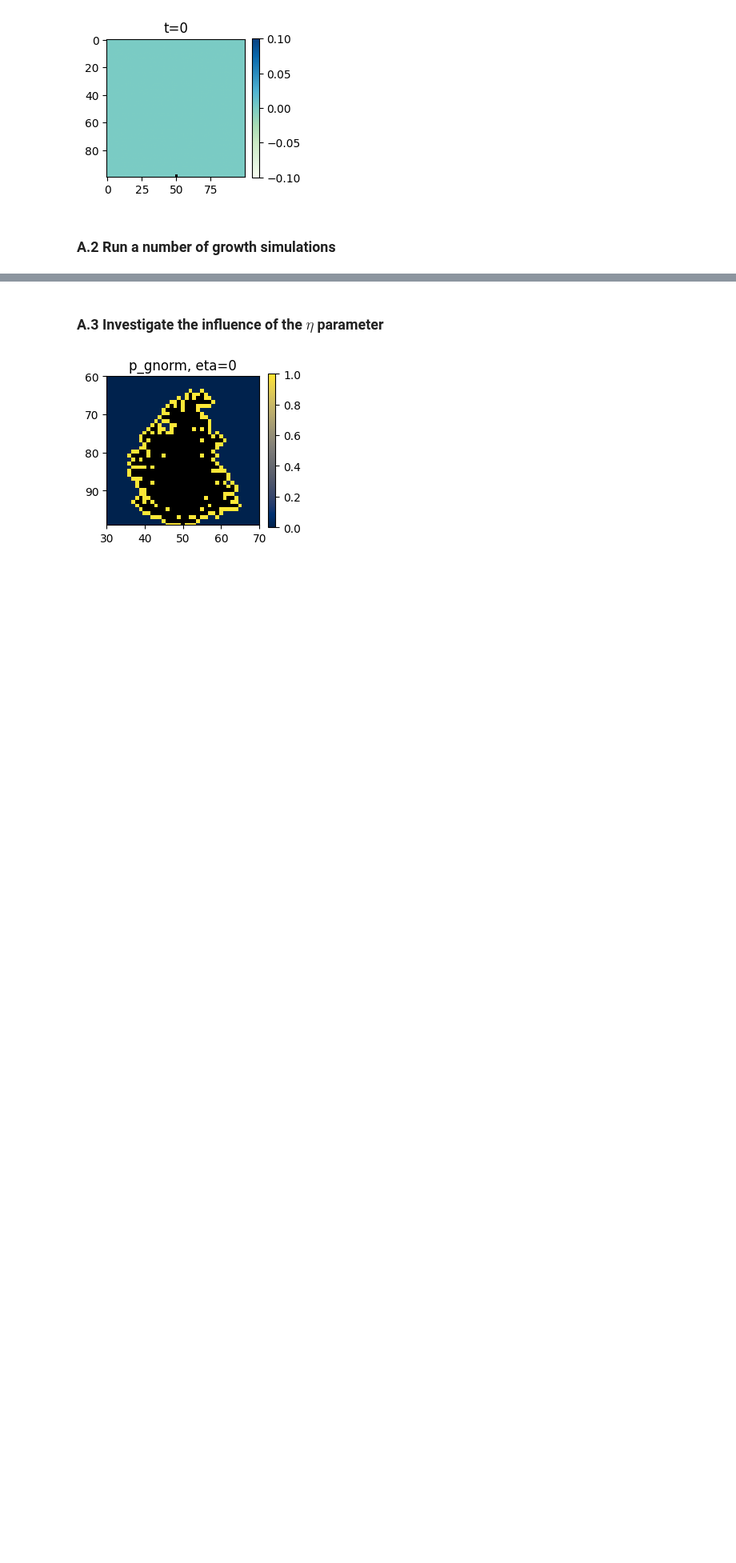
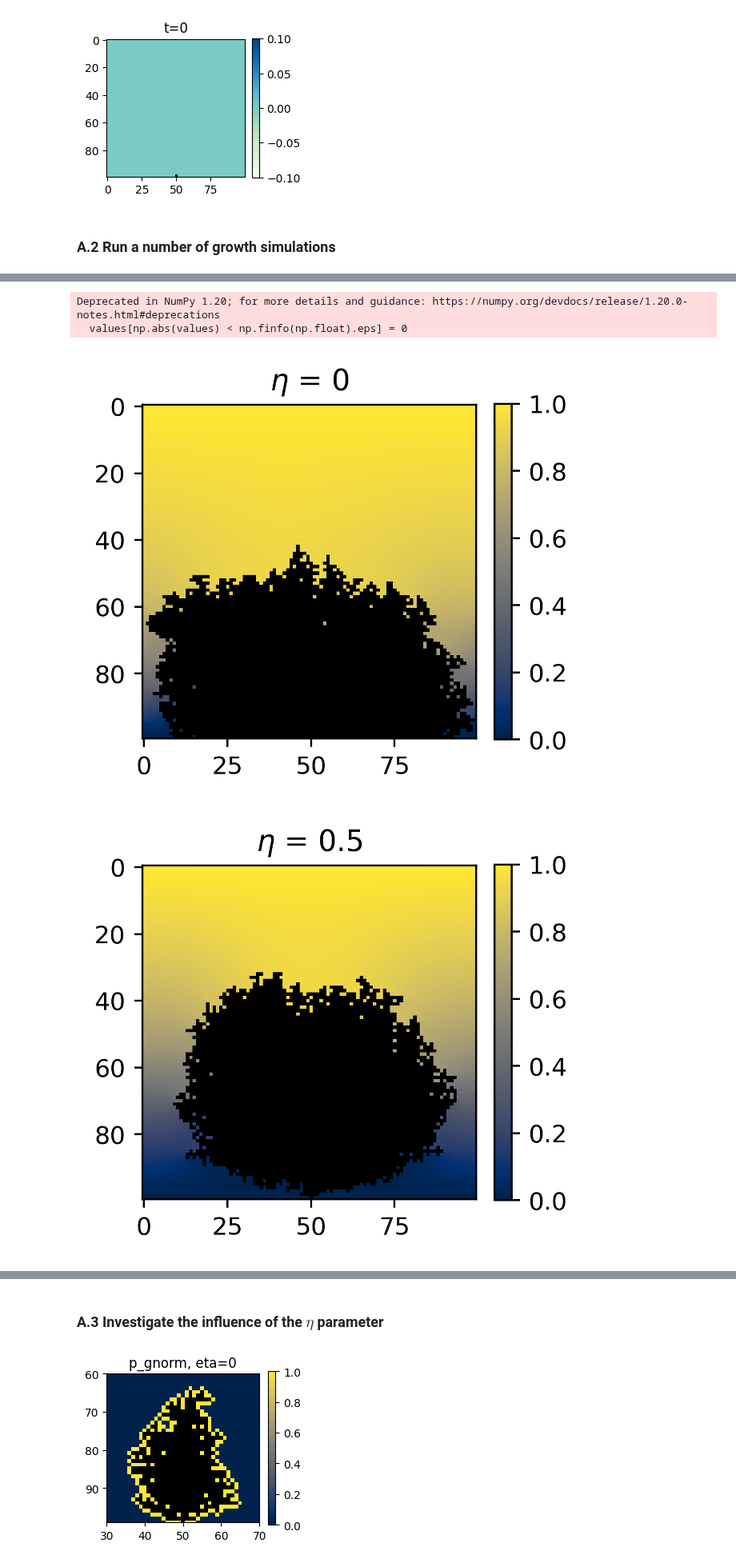
Before and after one commit to NitaiNijholt/ScientificComputing, a Jupyter notebook: assignment2_Nitai.ipynb, the cells around one changed output, grey strips where cells are left out. Shown at 80% size. Cells and saved outputs as stored; diff of their text form; code cells hidden in the pictures; blank space fills up the shorter version.

Commit message:
Part 2 RW connect domain, speed up code

```diff
--- a/assignment2_Nitai.ipynb
+++ b/assignment2_Nitai.ipynb
@@ -188,8 +181,8 @@ def update(cluster,concentrations,stop_thresold,N,ETA):
 # %%
 # Repeat from 1 for a large number of growh_steps
 N = 100
-ETA = 10
-STEPS = int((80/100)*N**2)
+ETA = 0.8
+STEPS = int((50/100)*N**2)
 CONCENTRATION_SOLVING_THRESHOLD = 0.001
 SAVE_CLUSTER_EVOLUTION = True
 w = 2/(1 + np.sin(np.pi * (1/(N + 1)) ))
@@ -328,0 +318,60 @@ ETAS = [0,0.5,1,2,3,5,10,20,50,100]
+# %%
+# TODO
+ETAS = [0,0.5,1,2,3,5,10,20,50,100]
+N = 100
+
+STEPS = int((40/100)*N**2)
+print(N**2,STEPS)
+
+CONCENTRATION_SOLVING_THRESHOLD = 0.001
+SAVE_CLUSTER_EVOLUTION = True
+w = 2/(1 + np.sin(np.pi * (1/(N + 1)) ))
+
+
+for ETA in ETAS:
+    total_clusters = np.zeros((N,N,STEPS))
+    total_concentrations = np.zeros((N,N,STEPS))
+    total_probability_growth = np.zeros((N,N,STEPS))
+
+    # Main simulation loop
+    cluster = np.zeros((N,N))
+    cluster[N-1,int(N/2)] = 1
+    total_clusters[:,:,0] = cluster
+
+    concentrations = np.zeros((N,N))
+
+    for i in range(N):
+        concentrations[i,:] = 1 - i/(N-1)
+
+
+    for step in tqdm(range(STEPS-1)):
+        cluster,concentrations,probability_growth = update(cluster,concentrations,CONCENTRATION_SOLVING_THRESHOLD,N,ETA)
+
+        total_clusters[:,:,step+1] = cluster
+        total_concentrations[:,:,step+1] = concentrations
+        total_probability_growth[:,:,step+1] = probability_growth
+
+    # Save
+    np.save(f'part1_2/DLA_clusters_{N}_ETA_{ETA}_STEPS_{STEPS}_{CONCENTRATION_SOLVING_THRESHOLD}.npy',total_clusters)
+    np.save(f'part1_2/DLA_concents_{N}_ETA_{ETA}_STEPS_{STEPS}_{CONCENTRATION_SOLVING_THRESHOLD}.npy',total_concentrations)
+    np.save(f'part1_2/DLA_probabil_{N}_ETA_{ETA}_STEPS_{STEPS}_{CONCENTRATION_SOLVING_THRESHOLD}.npy',total_probability_growth)
+
+    # Plot
+    t = STEPS-1 #2999
+
+    lattice = total_concentrations[:,:,t] + total_clusters[:,:,t]
+    masked_array = np.ma.masked_where(total_clusters[:,:,t] == 1, lattice)
+
+    # Select the colormap and the color for the exception values
+    #cmap = matplotlib.cm.GnBu
+    cmap = matplotlib.cm.cividis
+    cmap.set_bad(color='black')
+
+    # Plot the total lattice
+    plt.figure(figsize=(3,3),dpi=400)
+    plt.imshow(masked_array, cmap=cmap)
+    plt.title(r"$\eta$ = "+str(ETA))
+    plt.colorbar(fraction=0.0455, pad=0.05)
+    plt.tight_layout()
+    plt.savefig(f'part1_2/DLA_clusters_{N}_ETA_{ETA}_STEPS_{STEPS}_{CONCENTRATION_SOLVING_THRESHOLD}.png')
+# %% [output]
@@ -328,0 +379,4 @@ ETAS = [0,0.5,1,2,3,5,10,20,50,100]
+Deprecated in NumPy 1.20; for more details and guidance: https://numpy.org/devdocs/release/1.20.0-notes.html#deprecations
+  values[np.abs(values) < np.finfo(np.float).eps] = 0
+[figure, added]
+[figure, added]
```
Also changed, not shown: parts of 17 cells of this notebook.
